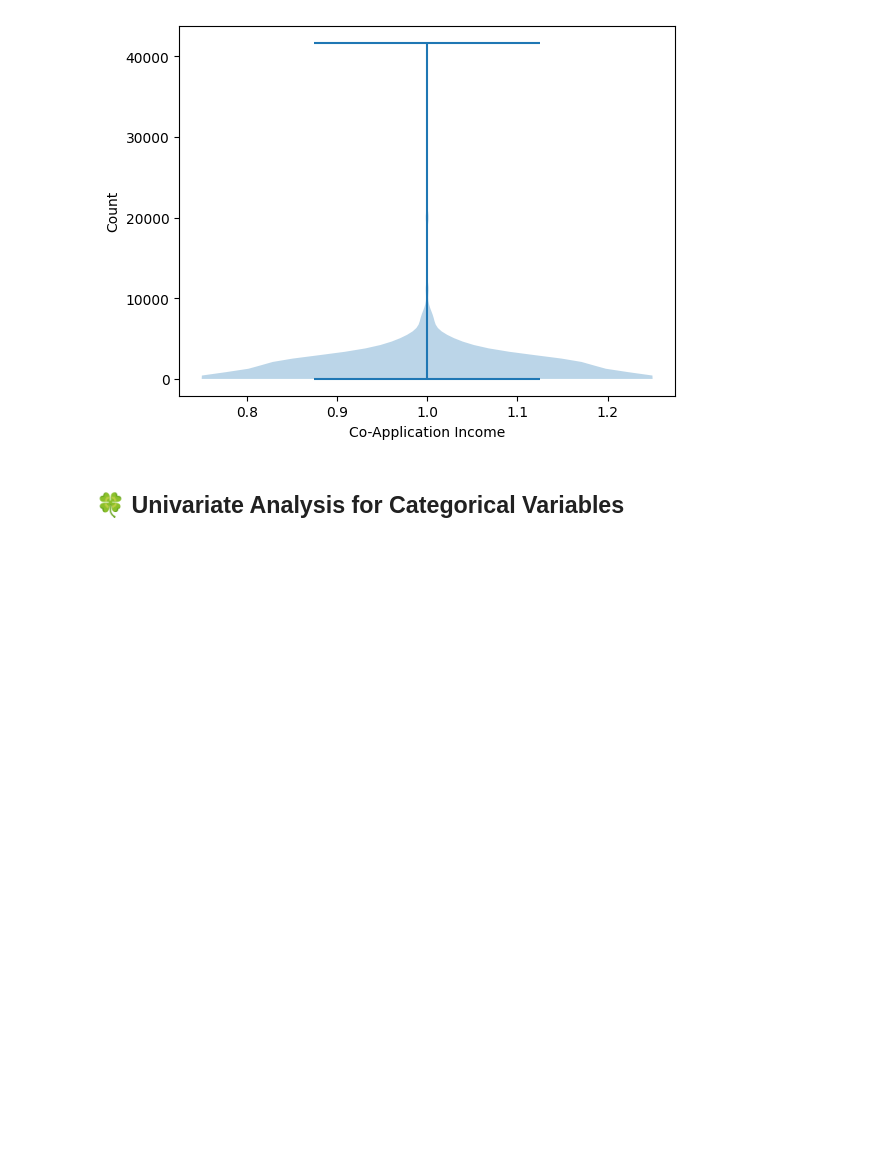
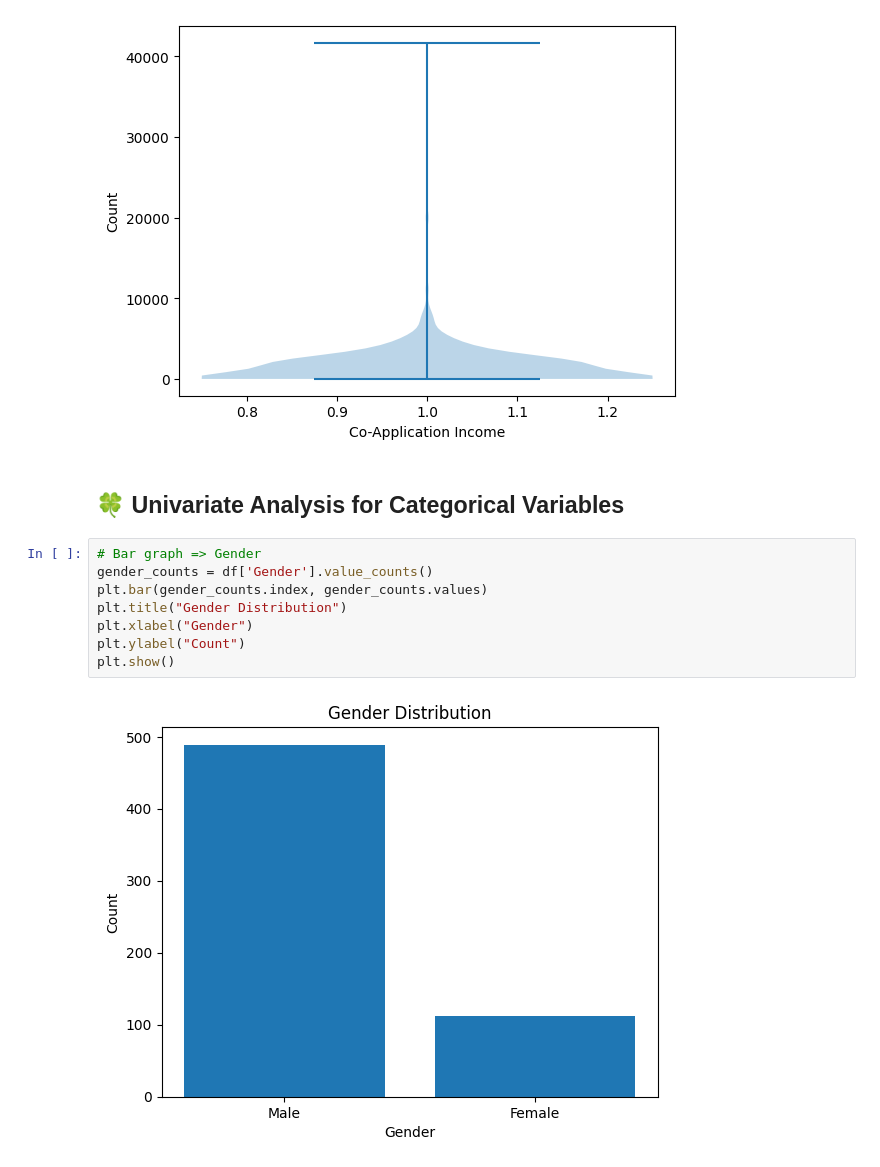
Before and after one commit to alfredkondoro/Uni-Bi-Multivariate-Analysis---Loan-Prediction-, a Jupyter notebook: uni-bi-multivariate-analysis-loan-prediction.ipynb, the cells around one changed output. Cells and saved outputs as stored; diff of their text form; blank space fills up the shorter version.

```diff
--- a/uni-bi-multivariate-analysis-loan-prediction.ipynb
+++ b/uni-bi-multivariate-analysis-loan-prediction.ipynb
@@ -55,3 +55,13 @@ Text(0, 0.5, 'Count')
 [figure]
 # %% [markdown]
 ## 🍀 Univariate Analysis for Categorical Variables
+# %%
+# Bar graph => Gender
+gender_counts = df['Gender'].value_counts()
+plt.bar(gender_counts.index, gender_counts.values)
+plt.title("Gender Distribution")
+plt.xlabel("Gender")
+plt.ylabel("Count")
+plt.show()
+# %% [output]
+[figure, added]
```
Also changed, not shown: parts of 13 cells of this notebook.
